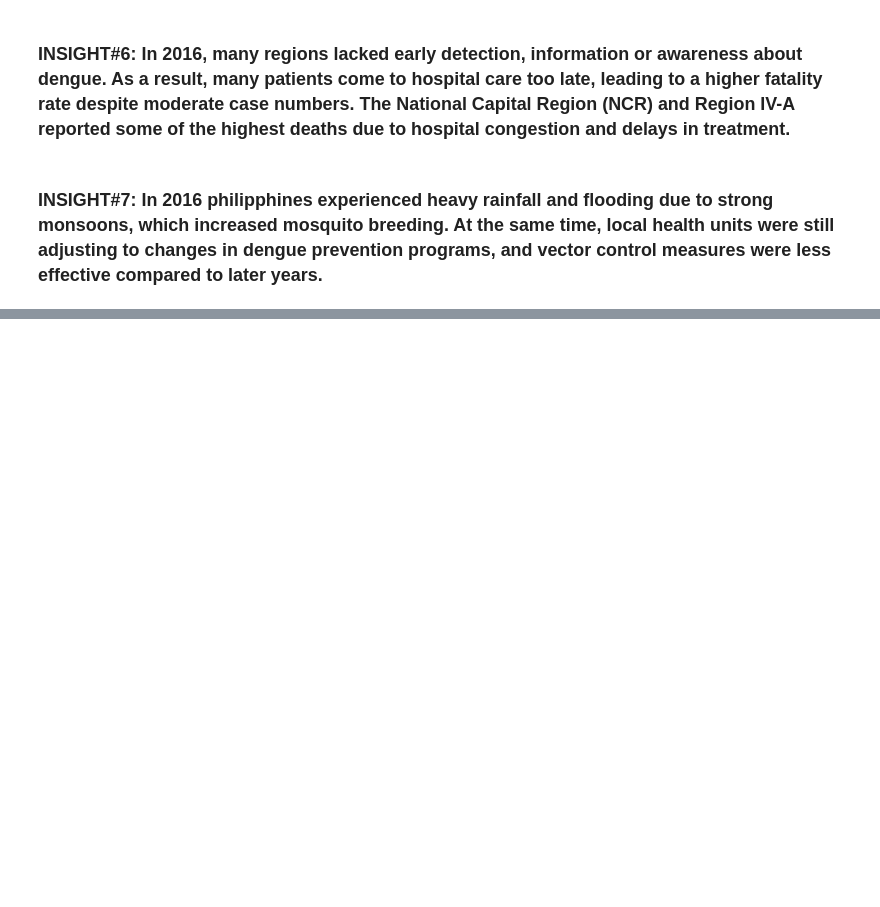
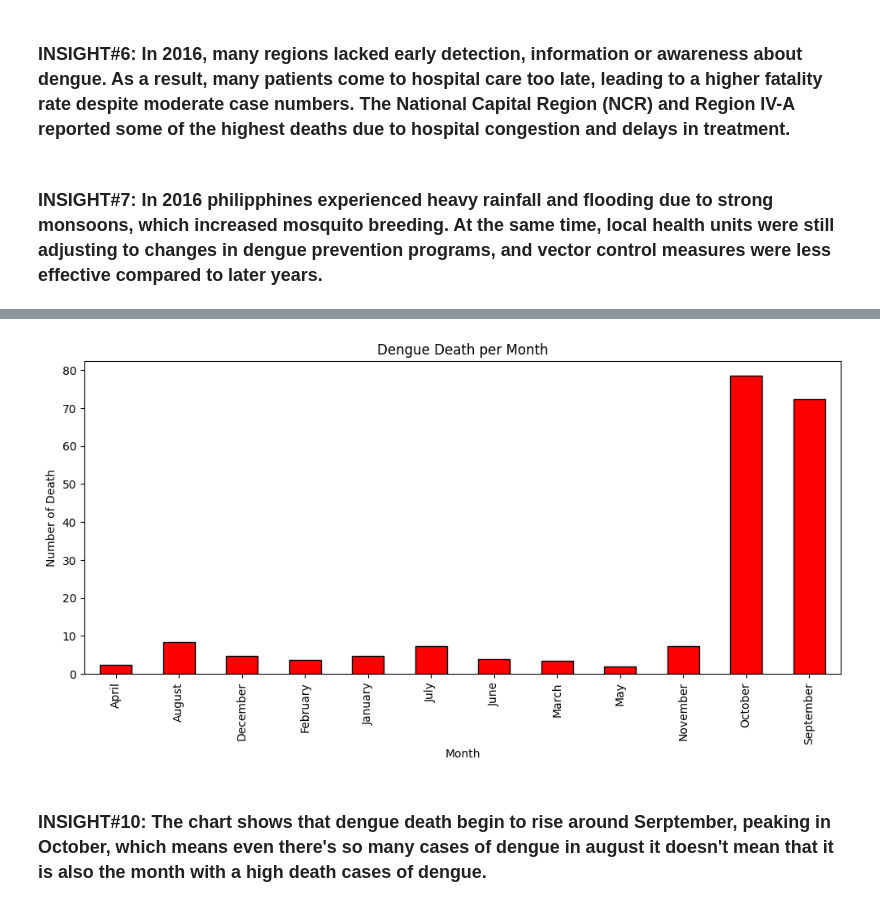
Before and after one commit to ashley0601/finals, a Jupyter notebook: PROJECT3_DENGUE.ipynb, the cells around one changed output, grey strips where cells are left out. Cells and saved outputs as stored; diff of their text form; code cells hidden in the pictures; blank space fills up the shorter version.

```diff
--- a/PROJECT3_DENGUE.ipynb
+++ b/PROJECT3_DENGUE.ipynb
@@ -206,0 +206,11 @@ print("Month with highest average dengue cases:", peak_month)
+# %%
+plt.figure(figsize=(12,5))
+avg_cases.plot(kind='bar', color='red', edgecolor='black')
+plt.title("Dengue Death per Month")
+plt.xlabel("Month")
+plt.ylabel("Number of Death")
+plt.show()
+# %% [output]
+[figure, added]
+# %% [markdown]
+<h3>INSIGHT#10: The chart shows that dengue death begin to rise around Serptember, peaking in October, which means even there's so many cases of dengue in august it doesn't mean that it is also the month with a high death cases of dengue.</H3>
```
Also changed, not shown: parts of 9 cells of this notebook.
